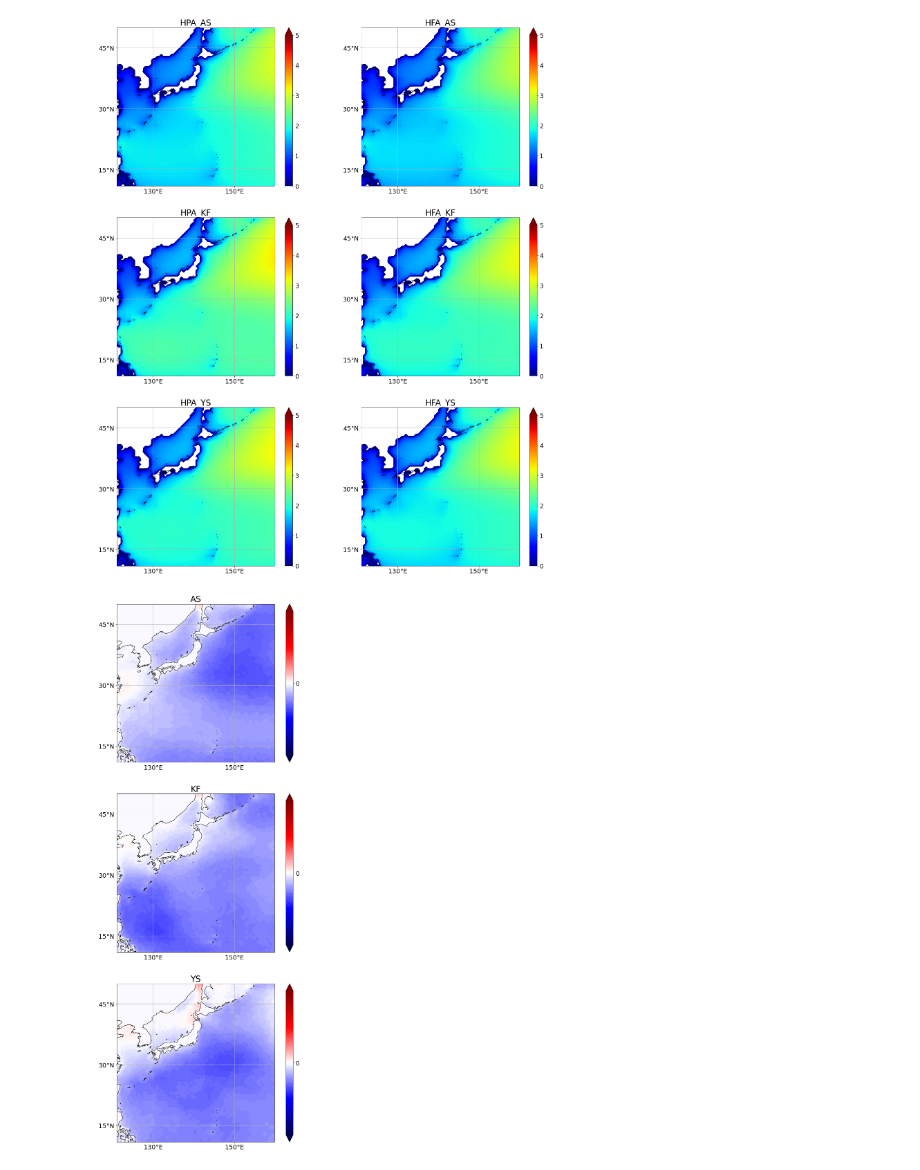
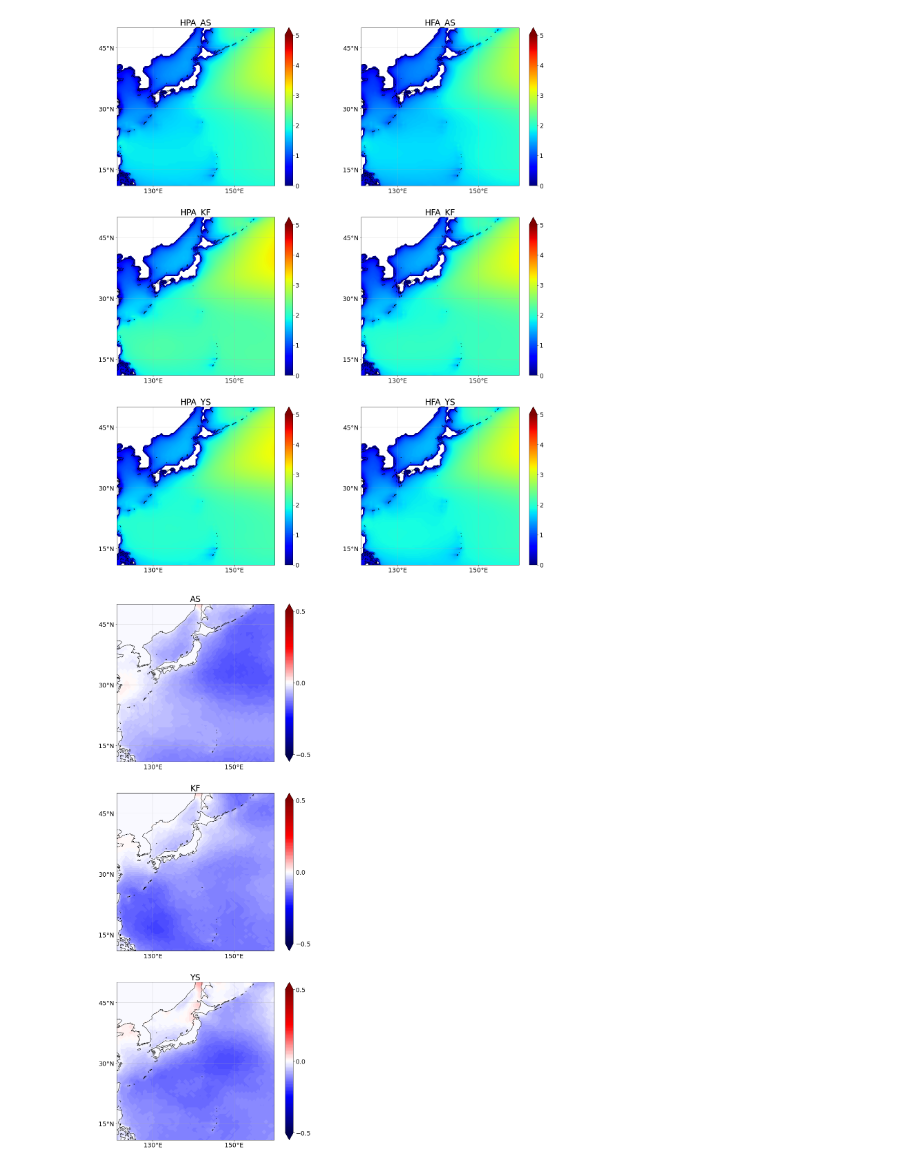
Before and after one commit to greedtn/MRI-AGCM3.2H, a Jupyter notebook: common/average_100.ipynb, the cells around one changed output. Cells and saved outputs as stored; diff of their text form; code cells hidden in the pictures.

```diff
--- a/common/average_100.ipynb
+++ b/common/average_100.ipynb
@@ -69,6 +69,7 @@ for i in range(6):
     else:
         a = plt.contourf(lons, lats, DATA_F[i // 2], levels=levels, transform=ccrs.PlateCarree(), cmap=cmap, extend='max')
     c_bar = plt.colorbar(a, ticks=[0, 1, 2, 3, 4, 5])
+    ## ここからテンプレ
     c_bar.ax.tick_params(labelsize=18)
     c_bar.ax.yaxis.set_minor_locator(ticker.NullLocator())
     ax.set_xticks([130,150], crs=ccrs.PlateCarree()) # gridを引く経度を指定 360にすると0Wが出ない
@@ -83,40 +84,43 @@ for i in range(6):
     gl.xlocator = ticker.FixedLocator([130, 150]) # 経度線
     gl.ylocator = ticker.FixedLocator([15, 30, 45]) # 緯度線
     ax.coastlines()
+    ## ここまでテンプレ
     if i % 2 == 0:
         ax.set_title('HPA_' + MODEL[i // 2], fontsize=24)
     else:
         ax.set_title('HFA_' + MODEL[i // 2], fontsize=24)
 plt.subplots_adjust(left=0.05, right=0.95, bottom=0.05, top=0.95)
-# plt.savefig("../img(100)(thr=8)/max_data.png")
+plt.savefig("../img/average_data.png")
 plt.show()
 
 # 描画(平均値の差)
 fig = plt.figure(figsize=(10, 24))
 levels = np.arange(-0.5, 0.51, 0.01)
 cmap = copy.copy(mpl.cm.get_cmap("seismic"))
 for i in range(3):
     ax = fig.add_subplot(3, 1, i + 1, projection=ccrs.PlateCarree())
     a = plt.contourf(lons, lats, DATA_F[i] - DATA_P[i], levels=levels, transform=ccrs.PlateCarree(), cmap=cmap, extend='both')
-    c_bar = plt.colorbar(a, ticks=[-1, 0, 1])
+    c_bar = plt.colorbar(a, ticks=[-0.5, 0, 0.5])
+    ## ここからテンプレ
     c_bar.ax.tick_params(labelsize=18)
     c_bar.ax.yaxis.set_minor_locator(ticker.NullLocator())
     ax.set_xticks([130,150], crs=ccrs.PlateCarree()) # gridを引く経度を指定 360にすると0Wが出ない
     ax.set_yticks([15, 30, 45], crs=ccrs.PlateCarree()) # gridを引く緯度を指定
     lon_formatter = LongitudeFormatter(zero_direction_label=True) # 経度
     lat_formatter = LatitudeFormatter() # 緯度。formatを指定することも可能
     ax.xaxis.set_major_formatter(lon_formatter)
     ax.yaxis.set_major_formatter(lat_formatter)
     ax.axes.tick_params(labelsize=18)
     ax.grid()
-    ax.coastlines()
     gl = ax.gridlines(crs=ccrs.PlateCarree(), draw_labels=False, alpha=0.5) # 経度線・緯度線ラベルを無効
     gl.xlocator = ticker.FixedLocator([130, 150]) # 経度線
     gl.ylocator = ticker.FixedLocator([15, 30, 45]) # 緯度線
+    ax.coastlines()
+    ## ここまでテンプレ
     ax.set_title(MODEL[i], fontsize=24)
 plt.subplots_adjust(left=0.05, right=0.95, bottom=0.05, top=0.95)
-# plt.savefig("../img(100)(thr=8)/diff_of_max_data.png")
+plt.savefig("../img/diff_of_average_data.png")
 plt.show()
 # %% [output]
 [figure]
-[figure, old version]
+[figure, new version]
```
Also changed, not shown: 2 other files.
